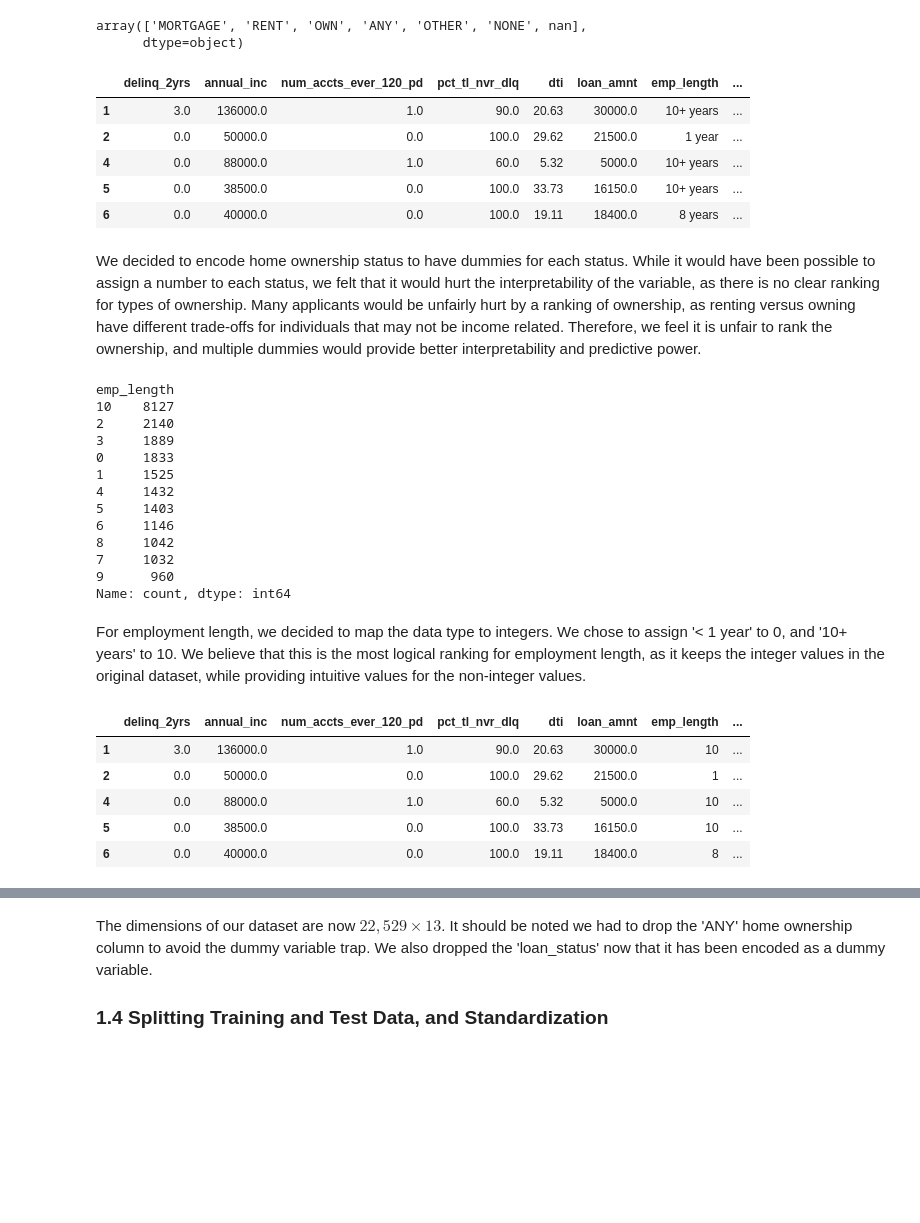
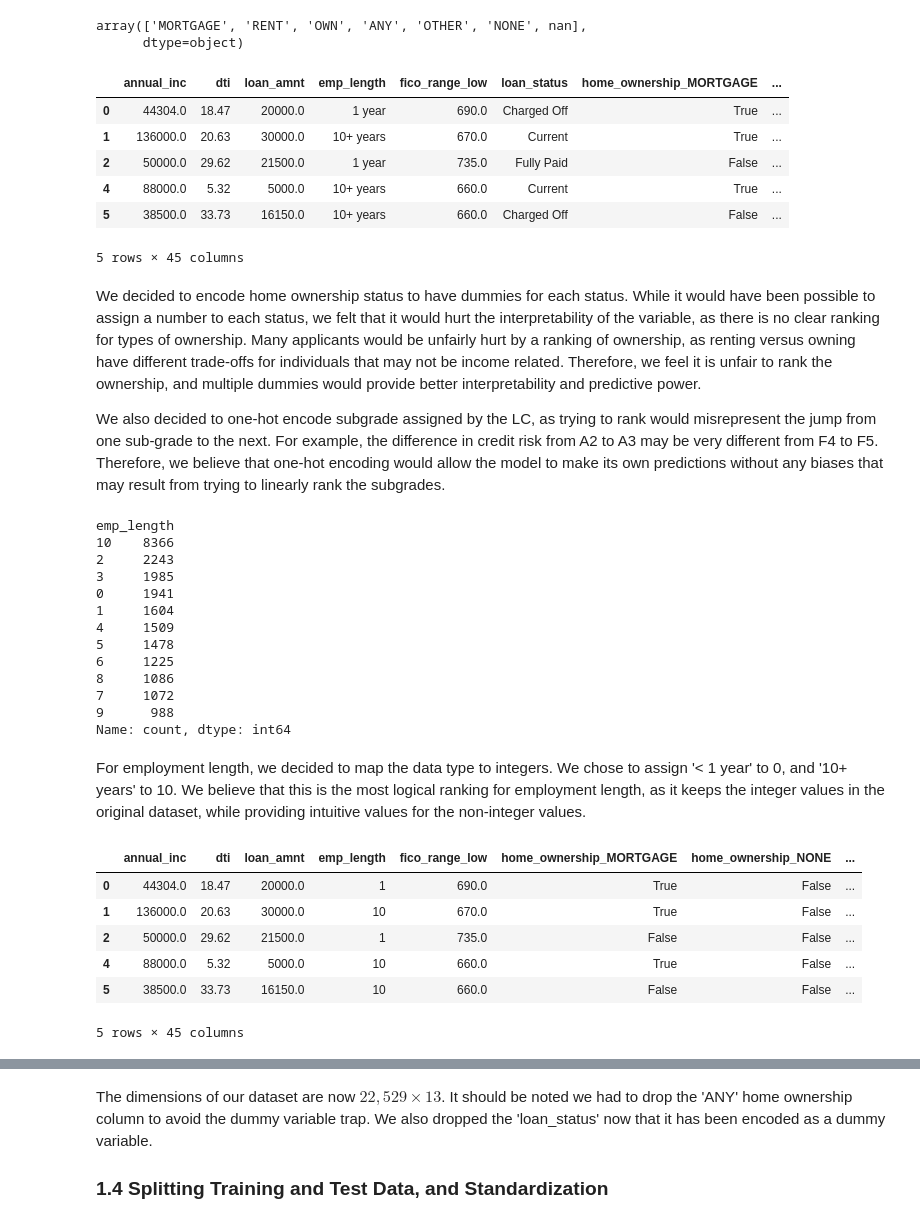
Before and after one commit to yangke34/RSM338-Assignment-6, a Jupyter notebook: RSM338 Assignment 6 Part A.ipynb, the cells around one changed output, grey strips where cells are left out. Saved outputs shown, nothing was run; the diff lists cells and outputs as text; code cells hidden in the pictures; blank space fills up the shorter version.

```diff
--- a/RSM338 Assignment 6 Part A.ipynb
+++ b/RSM338 Assignment 6 Part A.ipynb
@@ -72,7 +56,12 @@ These features can be grouped as follows:
 ### 1.3 Handling Missing Values and Data Types
 # %%
 # 1. Handle missing values (Example: dropping rows with any NAs in selected features)
-features_to_use = ['delinq_2yrs', 'annual_inc', 'num_accts_ever_120_pd', 'pct_tl_nvr_dlq', 'dti', 'loan_amnt', 'home_ownership', 'emp_length', 'loan_status']
+# SWAP: Removed 'num_accts_ever_120_pd' and 'pct_tl_nvr_dlq'
+# ADDED: 'fico_range_low'
+features_to_use = [
+    'annual_inc', 'dti', 'loan_amnt', 'emp_length',
+    'home_ownership', 'fico_range_low', 'sub_grade','loan_status'
+]
 df_cleaned = df[features_to_use].dropna()
 df_cleaned.head()
 # %% [output]
@@ -93,22 +82,25 @@ array(['MORTGAGE', 'RENT', 'OWN', 'ANY', 'OTHER', 'NONE', nan],
       dtype=object)
 # %%
 # Selecting categorical columns
-categorical_cols = ['home_ownership']
+categorical_cols = ['home_ownership', 'sub_grade']
 
 # Perform One-Hot Encoding
 # drop_first=True to avoid the "Dummy Variable Trap"
 df_cleaned = pd.get_dummies(df_cleaned, columns=categorical_cols, drop_first=True)
 
 df_cleaned.head()
 # %% [output]
-|  | delinq_2yrs | annual_inc | num_accts_ever_120_pd | pct_tl_nvr_dlq | dti | loan_amnt | emp_length | ... |
-| 1 | 3.0 | 136000.0 | 1.0 | 90.0 | 20.63 | 30000.0 | 10+ years | ... |
-| 2 | 0.0 | 50000.0 | 0.0 | 100.0 | 29.62 | 21500.0 | 1 year | ... |
-| 4 | 0.0 | 88000.0 | 1.0 | 60.0 | 5.32 | 5000.0 | 10+ years | ... |
-| 5 | 0.0 | 38500.0 | 0.0 | 100.0 | 33.73 | 16150.0 | 10+ years | ... |
-| 6 | 0.0 | 40000.0 | 0.0 | 100.0 | 19.11 | 18400.0 | 8 years | ... |
+|  | annual_inc | dti | loan_amnt | emp_length | fico_range_low | loan_status | home_ownership_MORTGAGE | ... |
+| 0 | 44304.0 | 18.47 | 20000.0 | 1 year | 690.0 | Charged Off | True | ... |
+| 1 | 136000.0 | 20.63 | 30000.0 | 10+ years | 670.0 | Current | True | ... |
+| 2 | 50000.0 | 29.62 | 21500.0 | 1 year | 735.0 | Fully Paid | False | ... |
+| 4 | 88000.0 | 5.32 | 5000.0 | 10+ years | 660.0 | Current | True | ... |
+| 5 | 38500.0 | 33.73 | 16150.0 | 10+ years | 660.0 | Charged Off | False | ... |
+5 rows × 45 columns
 # %% [markdown]
 We decided to encode home ownership status to have dummies for each status. While it would have been possible to assign a number to each status, we felt that it would hurt the interpretability of the variable, as there is no clear ranking for types of ownership. Many applicants would be unfairly hurt by a ranking of ownership, as renting versus owning have different trade-offs for individuals that may not be income related. Therefore, we feel it is unfair to rank the ownership, and multiple dummies would provide better interpretability and predictive power.
+
+We also decided to one-hot encode subgrade assigned by the LC, as trying to rank would misrepresent the jump from one sub-grade to the next. For example, the difference in credit risk from A2 to A3 may be very different from F4 to F5. Therefore, we believe that one-hot encoding would allow the model to make its own predictions without any biases that may result from trying to linearly rank the subgrades.
 # %%
 # Create the mapping dictionary based on the dataset categories
 emp_map = {
@@ -132,17 +124,17 @@ df_cleaned['emp_length'] = df_cleaned['emp_length'].map(emp_map)
 print(df_cleaned['emp_length'].value_counts())
 # %% [output]
 emp_length
-10    8127
-2     2140
-3     1889
-0     1833
-1     1525
-4     1432
-5     1403
-6     1146
-8     1042
-7     1032
-9      960
+10    8366
+2     2243
+3     1985
+0     1941
+1     1604
+4     1509
+5     1478
+6     1225
+8     1086
+7     1072
+9      988
 Name: count, dtype: int64
 # %% [markdown]
 For employment length, we decided to map the data type to integers. We chose to assign '< 1 year' to 0, and '10+ years' to 10. We believe that this is the most logical ranking for employment length, as it keeps the integer values in the original dataset, while providing intuitive values for the non-integer values.
@@ -161,12 +153,13 @@ df_cleaned['default'] = df_cleaned['loan_status'].apply(lambda x: 1 if x in defa
 df_cleaned.drop('loan_status', axis=1, inplace=True)
 df_cleaned.head()
 # %% [output]
-|  | delinq_2yrs | annual_inc | num_accts_ever_120_pd | pct_tl_nvr_dlq | dti | loan_amnt | emp_length | ... |
-| 1 | 3.0 | 136000.0 | 1.0 | 90.0 | 20.63 | 30000.0 | 10 | ... |
-| 2 | 0.0 | 50000.0 | 0.0 | 100.0 | 29.62 | 21500.0 | 1 | ... |
-| 4 | 0.0 | 88000.0 | 1.0 | 60.0 | 5.32 | 5000.0 | 10 | ... |
-| 5 | 0.0 | 38500.0 | 0.0 | 100.0 | 33.73 | 16150.0 | 10 | ... |
-| 6 | 0.0 | 40000.0 | 0.0 | 100.0 | 19.11 | 18400.0 | 8 | ... |
+|  | annual_inc | dti | loan_amnt | emp_length | fico_range_low | home_ownership_MORTGAGE | home_ownership_NONE | ... |
+| 0 | 44304.0 | 18.47 | 20000.0 | 1 | 690.0 | True | False | ... |
+| 1 | 136000.0 | 20.63 | 30000.0 | 10 | 670.0 | True | False | ... |
+| 2 | 50000.0 | 29.62 | 21500.0 | 1 | 735.0 | False | False | ... |
+| 4 | 88000.0 | 5.32 | 5000.0 | 10 | 660.0 | True | False | ... |
+| 5 | 38500.0 | 33.73 | 16150.0 | 10 | 660.0 | False | False | ... |
+5 rows × 45 columns
 # %%
 # Report the final dimensions of the cleaned dataset
 print(f"Final dimensions after cleaning and encoding: {df_cleaned.shape}")
```
Also changed, not shown: parts of 9 cells of this notebook.
